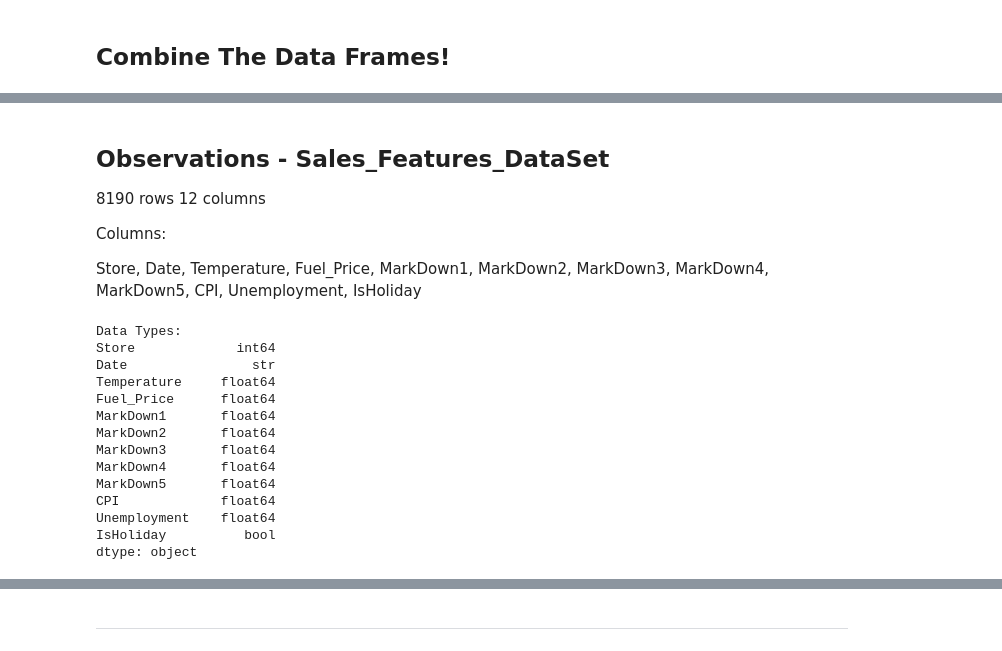
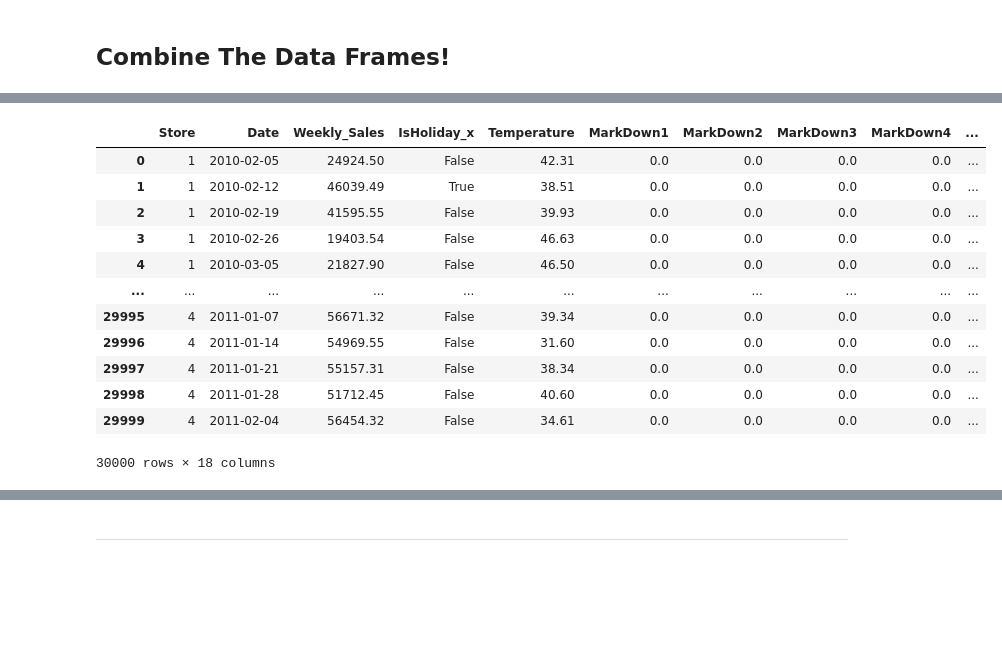
Before and after one commit to RogerWilliams2026/Project1-SalesAnalysis, a Jupyter notebook: jupyter_notebooks/Notebook_ETL_Sales_Combined.ipynb, the cells around one changed output, grey strips where cells are left out. Cells and saved outputs as stored; diff of their text form; code cells hidden in the pictures; blank space fills up the shorter version.

```diff
--- a/jupyter_notebooks/Notebook_ETL_Sales_Combined.ipynb
+++ b/jupyter_notebooks/Notebook_ETL_Sales_Combined.ipynb
@@ -251,27 +156,42 @@ ValueError: Can only compare identically-labeled Series objects
-# %% [markdown]
-## Observations - Sales_Features_DataSet
-8190 rows
-12 columns
-
-Columns:
-
-Store, Date, Temperature, Fuel_Price, MarkDown1, MarkDown2, MarkDown3, MarkDown4, MarkDown5,
-CPI, Unemployment, IsHoliday
-# %%
-#get column data types
-print (f"Data Types: \n{dfSales_Features_DataSet.dtypes}")
-# %% [output]
-Data Types:
-Store             int64
-Date                str
-Temperature     float64
-Fuel_Price      float64
-MarkDown1       float64
-MarkDown2       float64
-MarkDown3       float64
-MarkDown4       float64
-MarkDown5       float64
-CPI             float64
-Unemployment    float64
-IsHoliday          bool
-dtype: object
+# %%
+#first convert the Date columns to datetime format
+dfSales_DataSet["Date"] = pd.to_datetime(dfSales_DataSet["Date"], format="%d/%m/%Y")
+dfSales_Features_DataSet["Date"] = pd.to_datetime(dfSales_Features_DataSet["Date"], format="%d/%m/%Y")
+
+# combine DataFrames
+dfCombined_DataSet = pd.merge(dfSales_DataSet, dfSales_Features_DataSet, on=['Store', 'Date'], how='left')
+#dfCombined = pd.merge(dfCombined, dfSales_Stores_DataSet, on='Store', how='left')
+# Merge Sales and Features
+dfCombined_DataSet = pd.merge(
+    dfSales_DataSet,
+    dfSales_Features_DataSet,
+    on=["Store", "Date"],
+    how="left",
+    indicator = True
+)
+
+# Merge the result with Stores
+
+dfCombined_DataSet = pd.merge(
+    dfCombined,
+    dfSales_Stores_DataSet,
+    on="Store",
+    how="left"
+)
+
+#show results
+dfCombined_DataSet.head(30000)
+# %% [output]
+|  | Store | Date | Weekly_Sales | IsHoliday_x | Temperature | MarkDown1 | MarkDown2 | MarkDown3 | MarkDown4 | ... |
+| 0 | 1 | 2010-02-05 | 24924.50 | False | 42.31 | 0.0 | 0.0 | 0.0 | 0.0 | ... |
+| 1 | 1 | 2010-02-12 | 46039.49 | True | 38.51 | 0.0 | 0.0 | 0.0 | 0.0 | ... |
+| 2 | 1 | 2010-02-19 | 41595.55 | False | 39.93 | 0.0 | 0.0 | 0.0 | 0.0 | ... |
+| 3 | 1 | 2010-02-26 | 19403.54 | False | 46.63 | 0.0 | 0.0 | 0.0 | 0.0 | ... |
+| 4 | 1 | 2010-03-05 | 21827.90 | False | 46.50 | 0.0 | 0.0 | 0.0 | 0.0 | ... |
+| ... | ... | ... | ... | ... | ... | ... | ... | ... | ... | ... |
+| 29995 | 4 | 2011-01-07 | 56671.32 | False | 39.34 | 0.0 | 0.0 | 0.0 | 0.0 | ... |
+| 29996 | 4 | 2011-01-14 | 54969.55 | False | 31.60 | 0.0 | 0.0 | 0.0 | 0.0 | ... |
+| 29997 | 4 | 2011-01-21 | 55157.31 | False | 38.34 | 0.0 | 0.0 | 0.0 | 0.0 | ... |
+| 29998 | 4 | 2011-01-28 | 51712.45 | False | 40.60 | 0.0 | 0.0 | 0.0 | 0.0 | ... |
+| 29999 | 4 | 2011-02-04 | 56454.32 | False | 34.61 | 0.0 | 0.0 | 0.0 | 0.0 | ... |
+30000 rows × 18 columns
```
Also changed, not shown: parts of 29 cells of this notebook, 10 other files.
